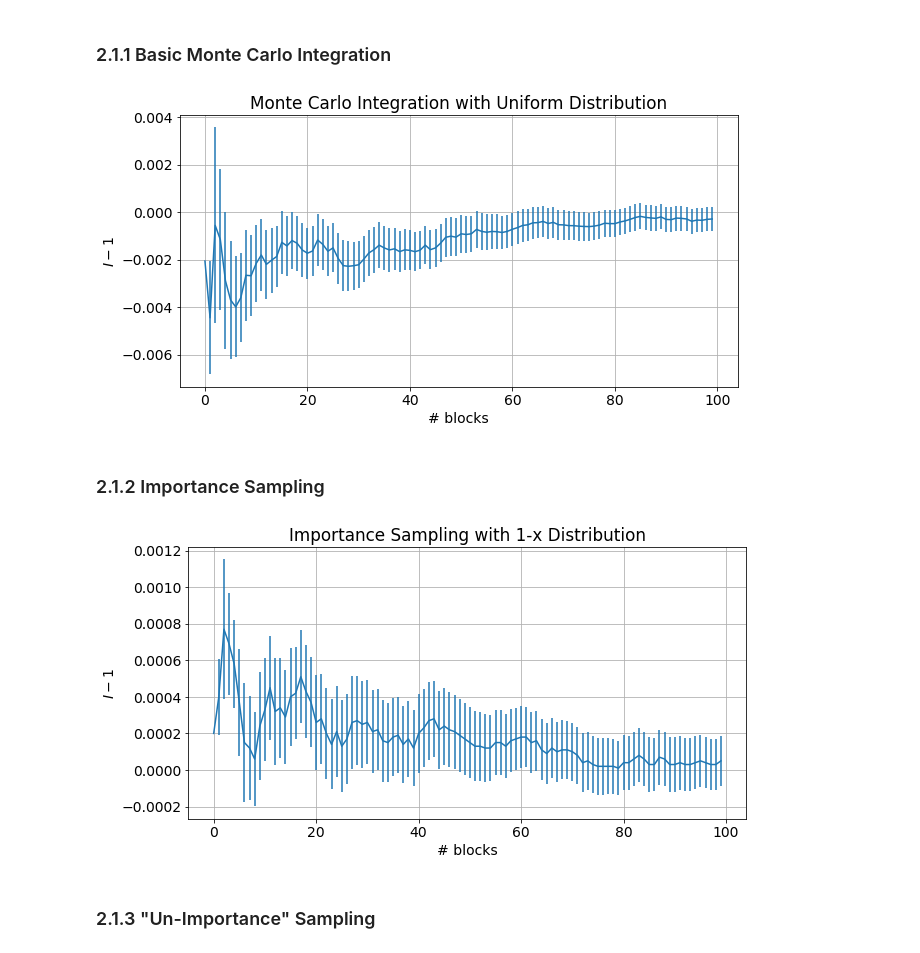
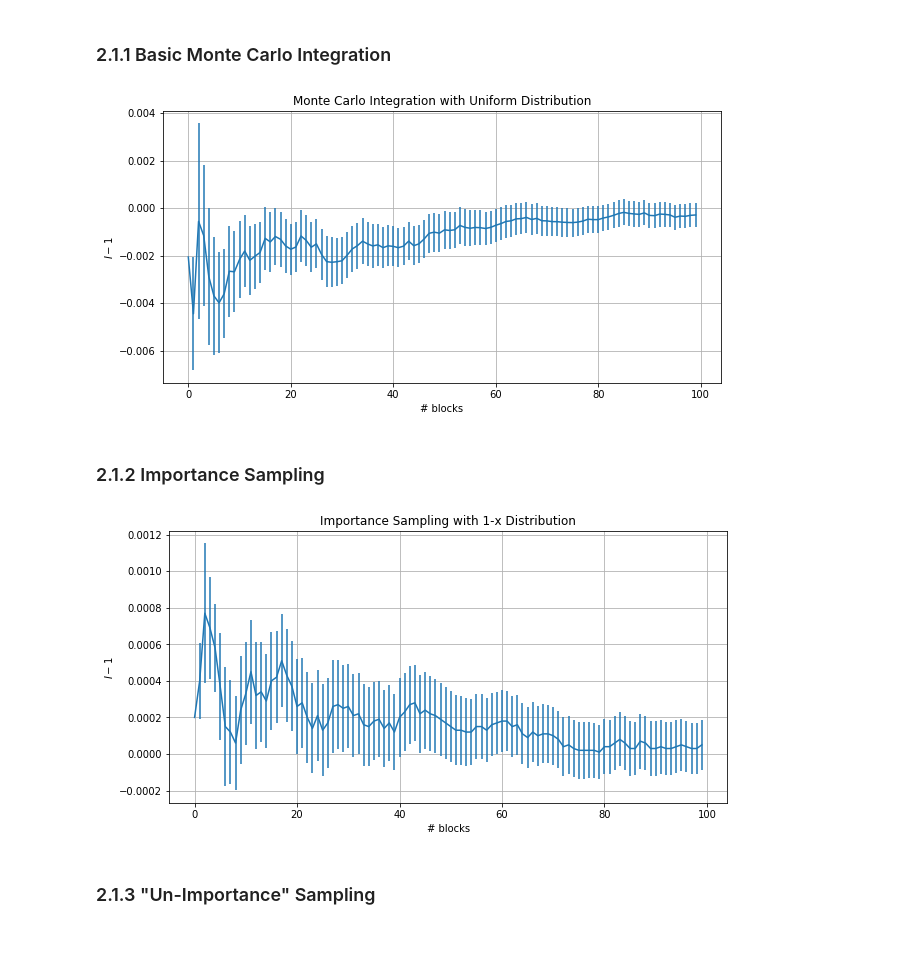
Before and after one commit to edoardodraetta/lsn_esercizi, a Jupyter notebook: Esercizio_2.ipynb, the cells around one changed output. Drawn from its saved outputs; the diff is of its cells as text; code cells hidden in the pictures.

```diff
--- a/Esercizio_2.ipynb
+++ b/Esercizio_2.ipynb
@@ -6,16 +6,14 @@ import numpy as np
 import math
 from scipy.optimize import curve_fit
 
-plt.rcParams.update({'font.size': 14})
+plt.rcParams.update({'font.size': 13})
 # %% [markdown]
 ### 2.1.1 Basic Monte Carlo Integration
 # %%
 datafile = "./data/stats_2.1.1.dat"
 I, err = np.loadtxt(datafile, usecols=(0, 2), delimiter=' ', unpack='true')
 
-M = 1000000    # Throws
 N = 100        # Blocks
-L = int(M/N)   # Throws per block
 
 x = np.arange(N)
 plt.figure(figsize=(10, 5))
@@ -25,32 +23,30 @@ plt.errorbar(x, I - 1, yerr=err)
 plt.xlabel('# blocks')
 plt.ylabel(r'$I- 1 $ ')
 plt.title('Monte Carlo Integration with Uniform Distribution')
-plt.savefig('./figures/2.1.1.png')
+# plt.savefig('./figures/2.1.1.png')
 plt.show()
 # %% [output]
-[figure, old version]
+[figure, new version]
 # %% [markdown]
 ### 2.1.2 Importance Sampling
 # %%
 datafile = "./data/stats_2.1.2.dat"
 I, err = np.loadtxt(datafile, usecols=(0, 2), delimiter=' ', unpack='true')
 
-M = 1000000    # Throws
 N = 100        # Blocks
-L = int(M/N)   # Throws per block
 
 x = np.arange(N)
 plt.figure(figsize=(10, 5))
 plt.grid(True)
 plt.errorbar(x, I - 1, yerr=err)
 
 plt.xlabel('# blocks')
 plt.ylabel(r'$I- 1 $ ')
 plt.title('Importance Sampling with 1-x Distribution')
-plt.savefig('./figures/2.1.2.png')
+# plt.savefig('./figures/2.1.2.png')
 plt.show()
 # %% [output]
-[figure, old version]
+[figure, new version]
 # %% [markdown]
 ### 2.1.3 "Un-Importance" Sampling
 # %%
```
Also changed, not shown: parts of 4 cells of this notebook, 1 other file.
